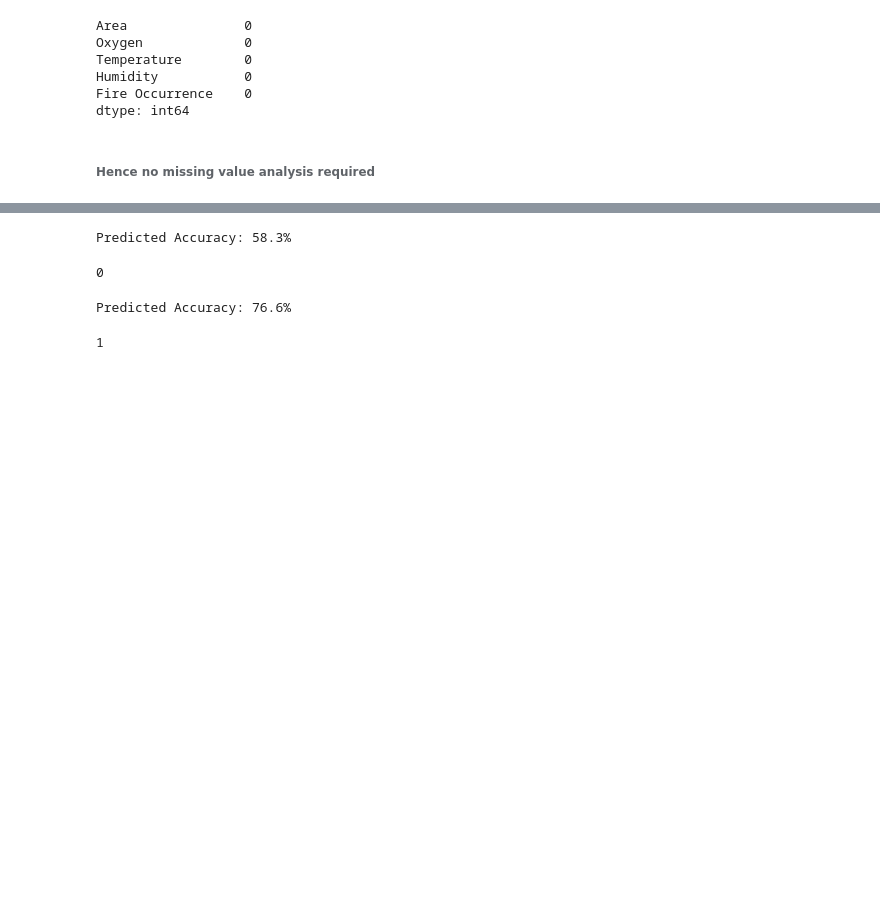
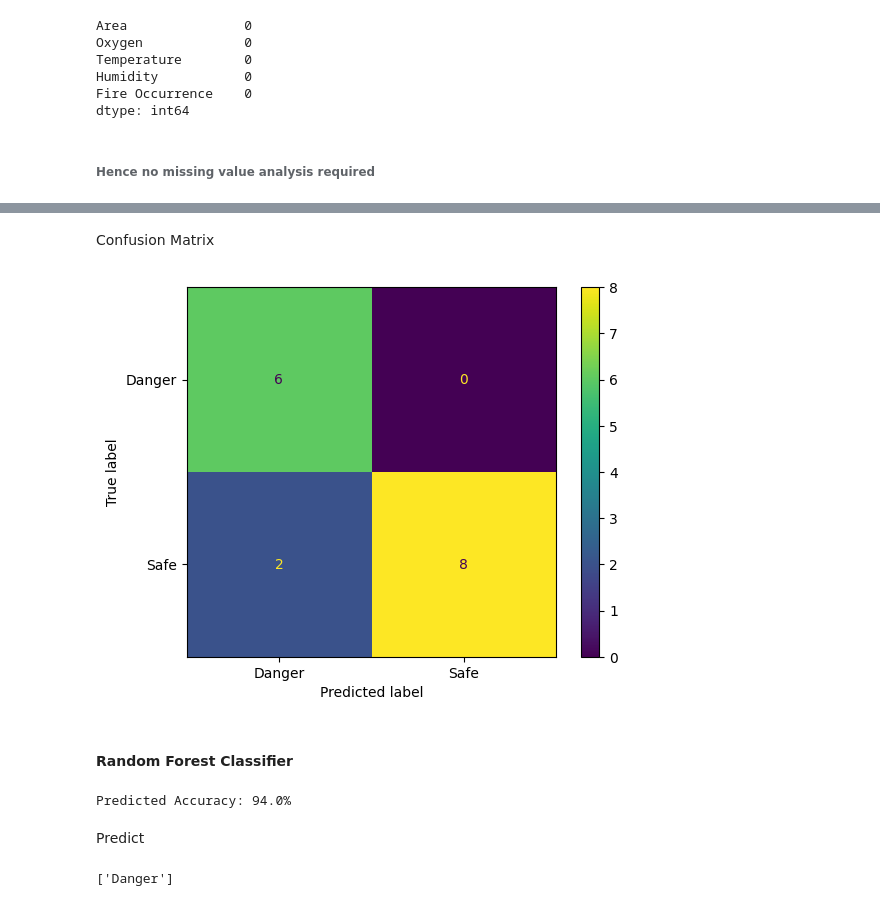
Before and after one commit to RampageousRJ/Forest-Fire-Prediction, a Jupyter notebook: model.ipynb, the cells around one changed output, grey strips where cells are left out. Saved outputs shown, nothing was run; the diff lists cells and outputs as text; code cells hidden in the pictures; blank space fills up the shorter version.

```diff
--- a/model.ipynb
+++ b/model.ipynb
@@ -69,52 +139,34 @@ print(math.ceil(model.predict(arr)))
+# %% [markdown]
+Confusion Matrix
+# %%
+from sklearn import metrics
+confusion_matrix = metrics.confusion_matrix(Y_test, Y_predict,labels=model.classes_)
+cm_display = metrics.ConfusionMatrixDisplay(confusion_matrix = confusion_matrix, display_labels = model.classes_)
+cm_display.plot()
+plt.show()
+# %% [output]
+[figure, added]
+# %% [markdown]
+#### Random Forest Classifier
 # %%
 import pandas as pd
-from sklearn.tree import DecisionTreeRegressor
+from sklearn.ensemble import RandomForestClassifier
 from sklearn.model_selection import train_test_split
-from sklearn.metrics import r2_score
+from sklearn.metrics import accuracy_score
 
-df = pd.read_csv('ForestFire.csv')
-df.drop(['Area'],axis=1,inplace=True)
-X = df
-Y = df['Fire Occurrence']
-X.drop(['Fire Occurrence'],inplace=True,axis=1)
-X_train,X_test,Y_train,Y_test = train_test_split(X,Y,test_size=0.49,random_state=42)
+X_train,X_test,Y_train,Y_test = train_test_split(X,Y,test_size=0.4,random_state=42)
 
-model = DecisionTreeRegressor()
-model.fit(X_train,Y_train)
+model = RandomForestClassifier(n_estimators=200)
+model.fit(X_train,Y_train.ravel())
 Y_predict = model.predict(X_test)
-print(f"Predicted Accuracy: {r2_score(Y_test, Y_predict).round(3)*100}%")
+print(f"Predicted Accuracy: {accuracy_score(Y_test, Y_predict).round(2)*100}%")
 # %% [output]
-Predicted Accuracy: 58.3%
+Predicted Accuracy: 94.0%
+# %% [markdown]
+Predict
 # %%
 import numpy as np
-import math
-arr = np.array([[30,20,100]])
-print(math.ceil(model.predict(arr)))
+arr = np.array([[25,56,79]])
+print(model.predict(arr))
 # %% [output]
-0
+['Danger']
-# %%
-import pandas as pd
-from sklearn.ensemble import RandomForestRegressor
-from sklearn.model_selection import train_test_split
-from sklearn.metrics import r2_score
-
-df = pd.read_csv('ForestFire.csv')
-df.drop(['Area'],axis=1,inplace=True)
-X = df
-Y = df['Fire Occurrence']
-X.drop(['Fire Occurrence'],inplace=True,axis=1)
-X_train,X_test,Y_train,Y_test = train_test_split(X,Y,test_size=0.47,random_state=42)
-
-model = RandomForestRegressor(n_estimators=200)
-model.fit(X_train,Y_train.ravel())
-Y_predict = model.predict(X_test)
-print(f"Predicted Accuracy: {r2_score(Y_test, Y_predict).round(3)*100}%")
-# %% [output]
-Predicted Accuracy: 76.6%
-# %%
-import numpy as np
-import math
-arr = np.array([[30,20,100]])
-print(math.ceil(model.predict(arr)))
-# %% [output]
-1
```
Also changed, not shown: parts of 25 cells of this notebook.
